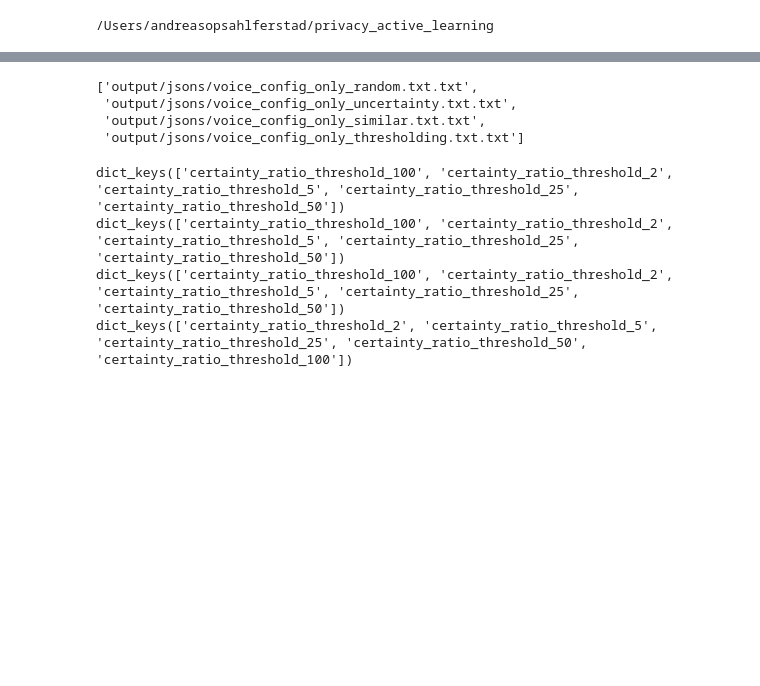
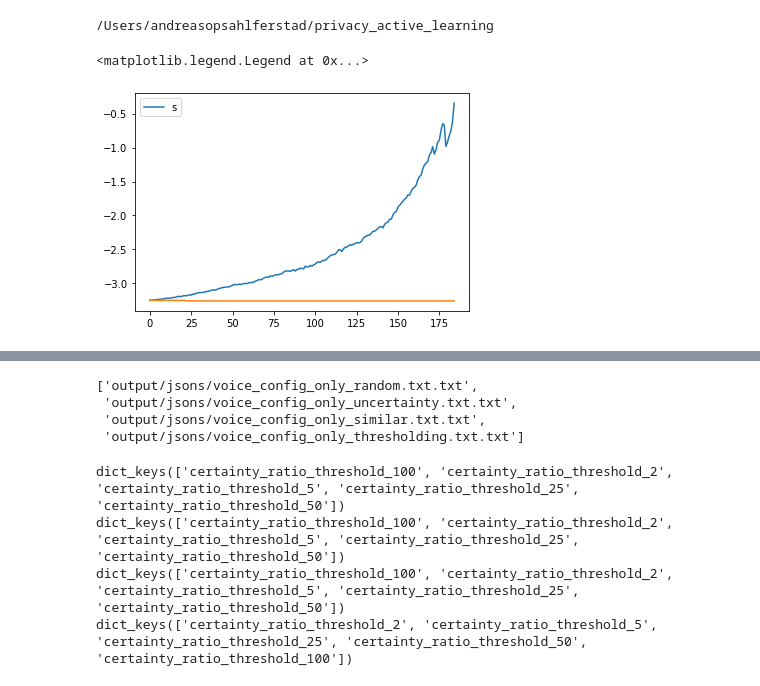
Before and after one commit to aferstad/active-learning-simulation, a Jupyter notebook: jupyter_notebooks/threshold_data_merger.ipynb, the cells around one changed output, grey strips where cells are left out. Drawn from its saved outputs; the diff is of its cells as text; code cells hidden in the pictures; blank space fills up the shorter version.

```diff
--- a/jupyter_notebooks/threshold_data_merger.ipynb
+++ b/jupyter_notebooks/threshold_data_merger.ipynb
@@ -8,3 +8,13 @@ import matplotlib.pyplot as plt
 import alsDataManager
 # %% [output]
 /Users/andreasopsahlferstad/privacy_active_learning
+# %%
+d = alsDataManager.open_dict_from_json('output/jsons/voice_config_ts.txt.txt')
+d1 = d['results']['learning_method_similar_uncertainty_optimization']['certainty_ratio_threshold_1.25']['n_points_labeled_delete_200']
+
+plt.plot(d1['similar_uncertainties'], label = 's')
+plt.plot(d1['max_uncertainties'])
+plt.legend()
+# %% [output]
+<matplotlib.legend.Legend at 0x...>
+[figure, added]
```
Also changed, not shown: parts of 7 cells of this notebook, 6 other files.
